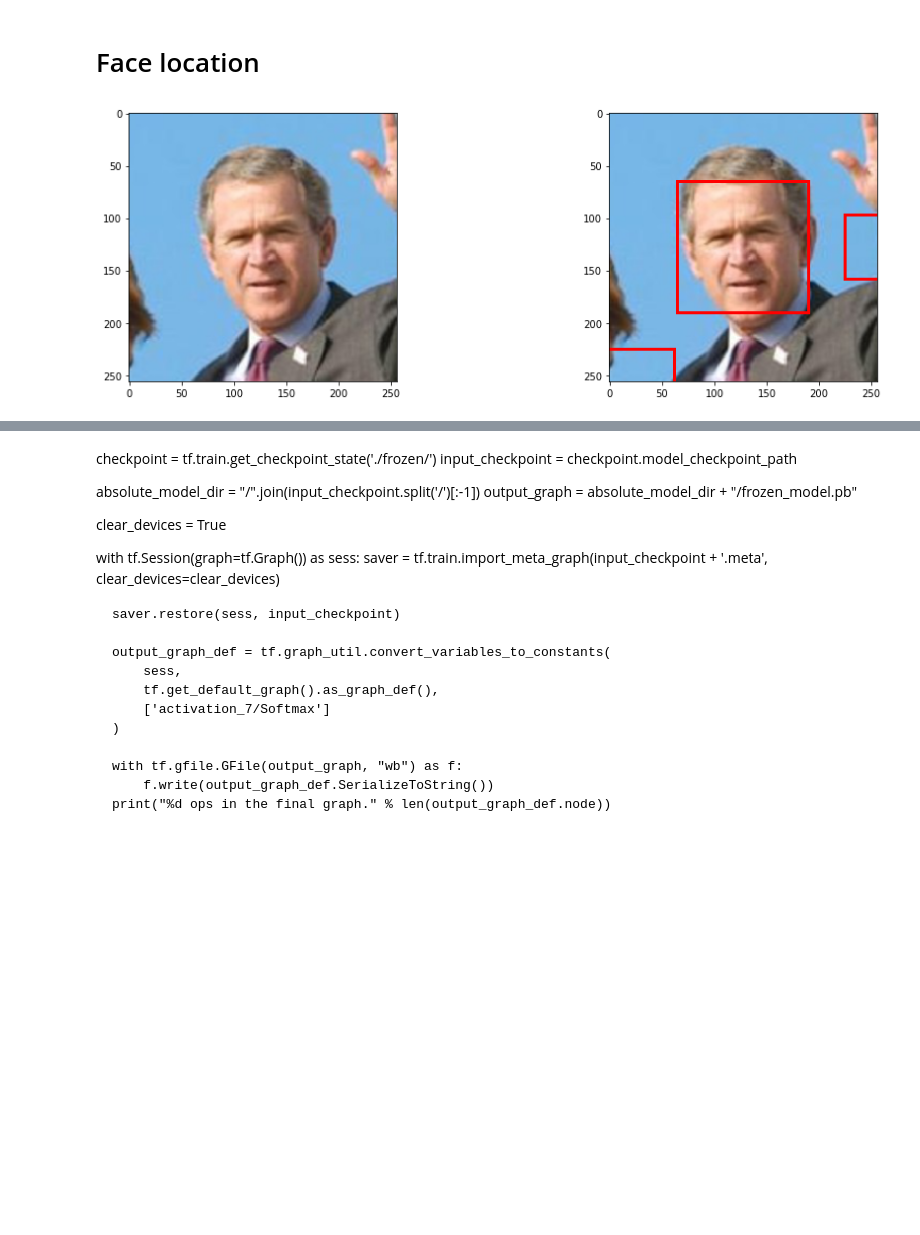
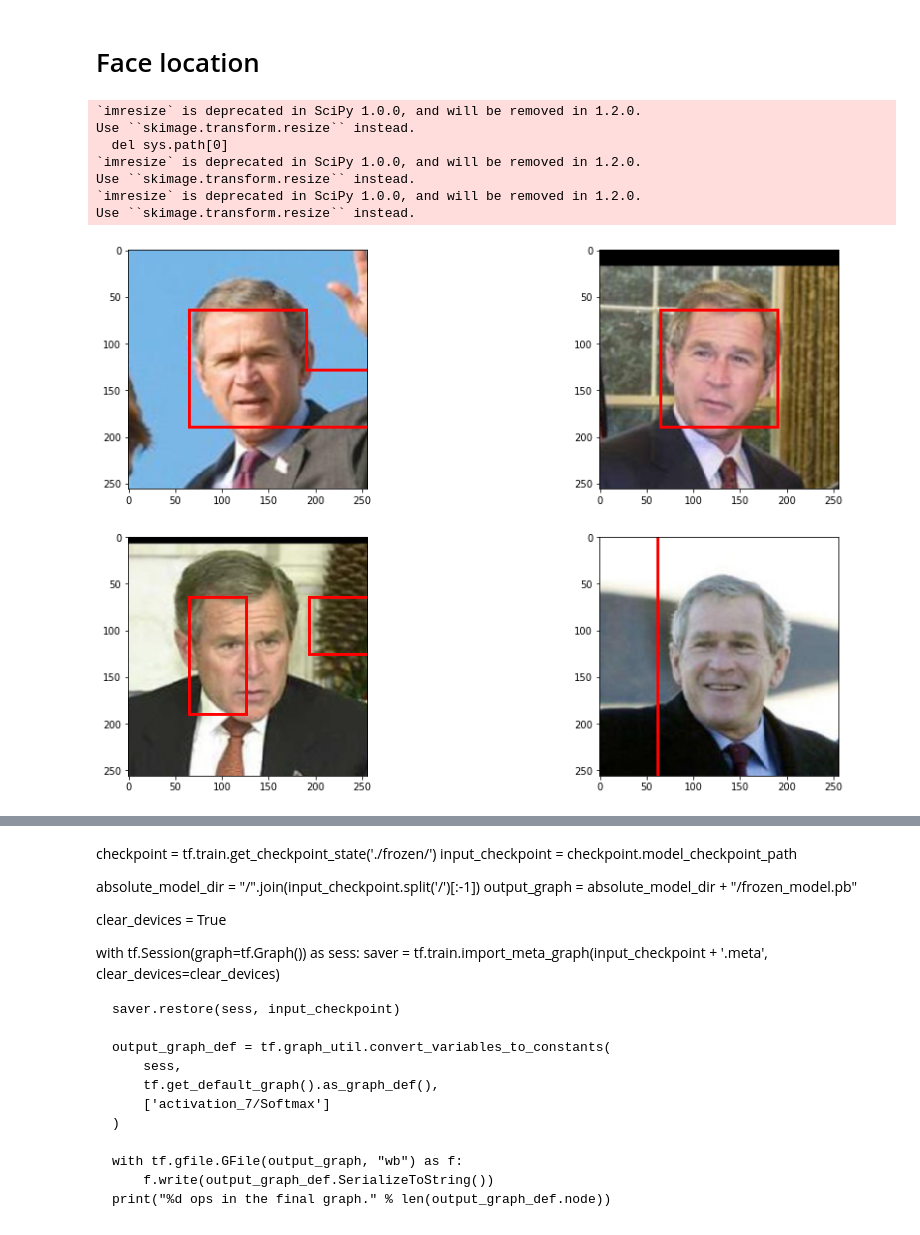
Before and after one commit to aweas/NotFace, a Jupyter notebook: face_extraction.ipynb, the cells around one changed output, grey strips where cells are left out. Drawn from its saved outputs; the diff is of its cells as text; code cells hidden in the pictures; blank space fills up the shorter version.

```diff
--- a/face_extraction.ipynb
+++ b/face_extraction.ipynb
@@ -18,12 +19,15 @@ import cv2
 class FaceFinder:
     def __init__(self):
         self.img = None
+        self.img_not_processed = None
         self.img_orig = None
         self.patches = []
         self.preds = None
 
     def process_photo(self, img_name, patch_size=64):
+        self.patches = []
         self.img = plt.imread(img_name)
+        self.img_not_processed = plt.imread(img_name)
         self.img = scipy.misc.imresize(self.img, (256, 256, 3))
         self.img = preprocess_image(self.img)
         self.img_orig = self.img.copy()
@@ -82,20 +86,20 @@ class FaceFinder:
                 self.img[max(0, start[0]-3):end[0]+3, max(0, start[1]-3):end[1]+3] = [255, 0, 0]
 
         for start, end, pred in zip(coord_start, coord_end, self.preds):
-            R = self.img_orig[start[0]:end[0], start[1]:end[1]][:, :, 0]
-            G = self.img_orig[start[0]:end[0], start[1]:end[1]][:, :, 1]
-            B = self.img_orig[start[0]:end[0], start[1]:end[1]][:, :, 2]
+            R = self.img_orig[start[0]:end[0], start[1]:end[1]]
+#             G = self.img_orig[start[0]:end[0], start[1]:end[1]][:, :, 1]
+#             B = self.img_orig[start[0]:end[0], start[1]:end[1]][:, :, 2]
             if pred < 0.5:
-                self.img[start[0]:end[0], start[1]:end[1]][:, :, 0] = R
-                self.img[start[0]:end[0], start[1]:end[1]][:, :, 1] = G
-                self.img[start[0]:end[0], start[1]:end[1]][:, :, 2] = B
+                self.img[start[0]:end[0], start[1]:end[1]]= R
+#                 self.img[start[0]:end[0], start[1]:end[1]][:, :, 1] = G
+#                 self.img[start[0]:end[0], start[1]:end[1]][:, :, 2] = B
 
-        return self.img, self.img_orig
+        return self.img, self.img_not_processed
 
     def _run_predictions(self):
-        a = scipy.misc.imresize(self.patches[0][0], (64, 64, 3)).reshape((1, 64, 64, 3))
+        a = scipy.misc.imresize(self.patches[0][0], (64, 64, 3)).reshape((1, *shape))
         for i in self.patches[1:]:
-            a = np.vstack((a, scipy.misc.imresize(i[0], (64, 64, 3)).reshape((1, 64, 64, 3))))
+            a = np.vstack((a, scipy.misc.imresize(i[0], (64, 64, 3)).reshape((1, *shape))))
         self.preds = predict(a, sess)
 # %% [markdown]
 # Model variables
@@ -339,15 +417,31 @@ Accuracy: 0.980 : 1449/1479
 # print(conf)
 # %% [markdown]
 # Face location
-# %%
-facefinder = FaceFinder()
-img, img_orig = facefinder.process_photo('George_W_Bush/George_W_Bush_0142.jpg', patch_size=32)
-
-plt.figure(figsize=(16, 5))
-plt.subplot(121)
-plt.imshow(img_orig)
-plt.subplot(122)
-plt.imshow(img)
-plt.show()
-# %% [output]
-[figure, removed]
+# %%
+facefinder = FaceFinder()
+patch_size = 64
+
+img = facefinder.process_photo('George_W_Bush/George_W_Bush_0142.jpg', patch_size=patch_size)[0]
+img1 = facefinder.process_photo('George_W_Bush/George_W_Bush_0141.jpg', patch_size=patch_size)[0]
+img2 = facefinder.process_photo('George_W_Bush/George_W_Bush_0143.jpg', patch_size=patch_size)[0]
+img3 = facefinder.process_photo('George_W_Bush/George_W_Bush_0144.jpg', patch_size=patch_size)[0]
+
+plt.figure(figsize=(16, 10))
+plt.subplot(221)
+plt.imshow(img, cmap='gray')
+plt.subplot(222)
+plt.imshow(img1, cmap='gray')
+plt.subplot(223)
+plt.imshow(img2, cmap='gray')
+plt.subplot(224)
+plt.imshow(img3, cmap='gray')
+plt.show()
+# %% [output]
+`imresize` is deprecated in SciPy 1.0.0, and will be removed in 1.2.0.
+Use ``skimage.transform.resize`` instead.
+  del sys.path[0]
+`imresize` is deprecated in SciPy 1.0.0, and will be removed in 1.2.0.
+Use ``skimage.transform.resize`` instead.
+`imresize` is deprecated in SciPy 1.0.0, and will be removed in 1.2.0.
+Use ``skimage.transform.resize`` instead.
+[figure, added]
```
Also changed, not shown: parts of 13 cells of this notebook, 3 other files.
